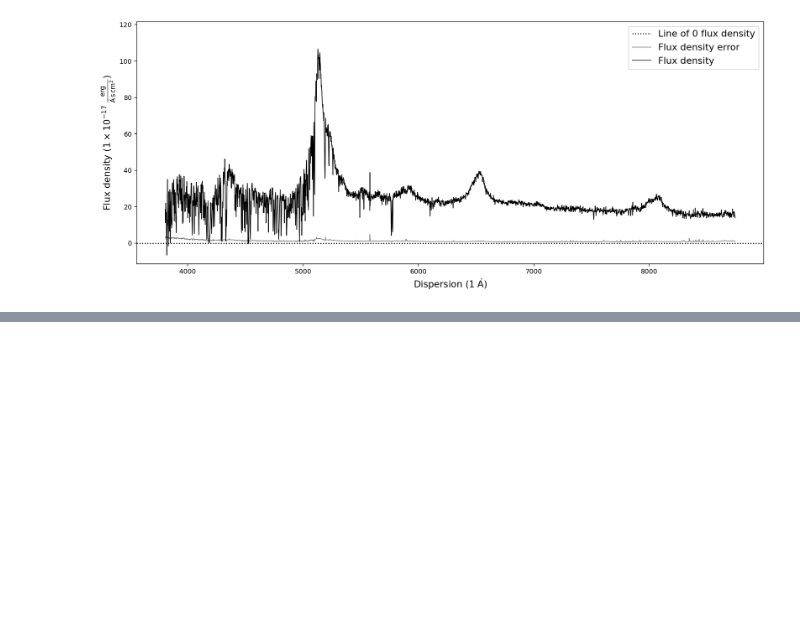
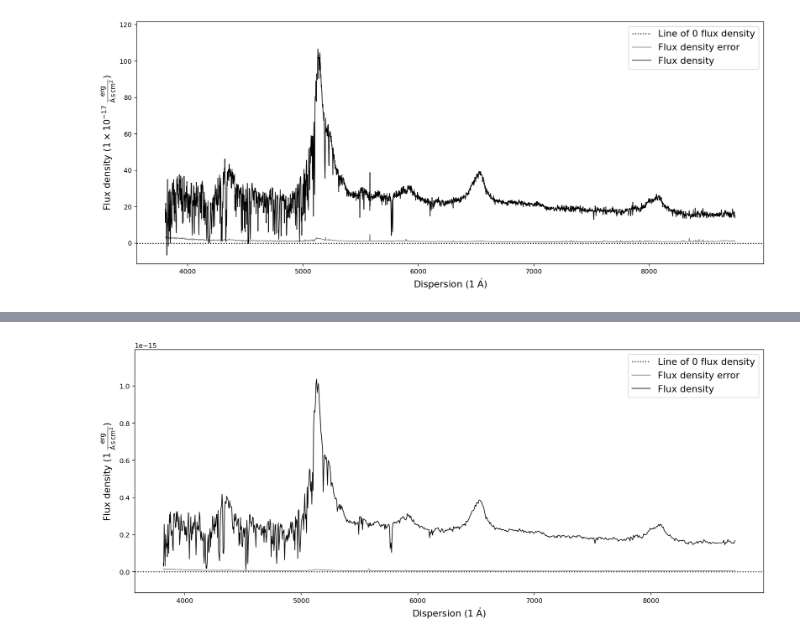
Before and after one commit to jtschindler/sculptor, a Jupyter notebook: examples/notebooks/speconed_demonstration.ipynb, the cells around one changed output, grey strips where cells are left out. Drawn from its saved outputs; the diff is of its cells as text; code cells hidden in the pictures; blank space fills up the shorter version.

```diff
--- a/examples/notebooks/speconed_demonstration.ipynb
+++ b/examples/notebooks/speconed_demonstration.ipynb
@@ -353,0 +333,5 @@ spec.plot()
+# %%
+# Resample the spectrum to a resolution of 300 km/s
+sdss_spec.resample_to_resolution(300).plot()
+# %% [output]
+[figure, added]
```
Also changed, not shown: parts of 54 cells of this notebook, 33 other files.
